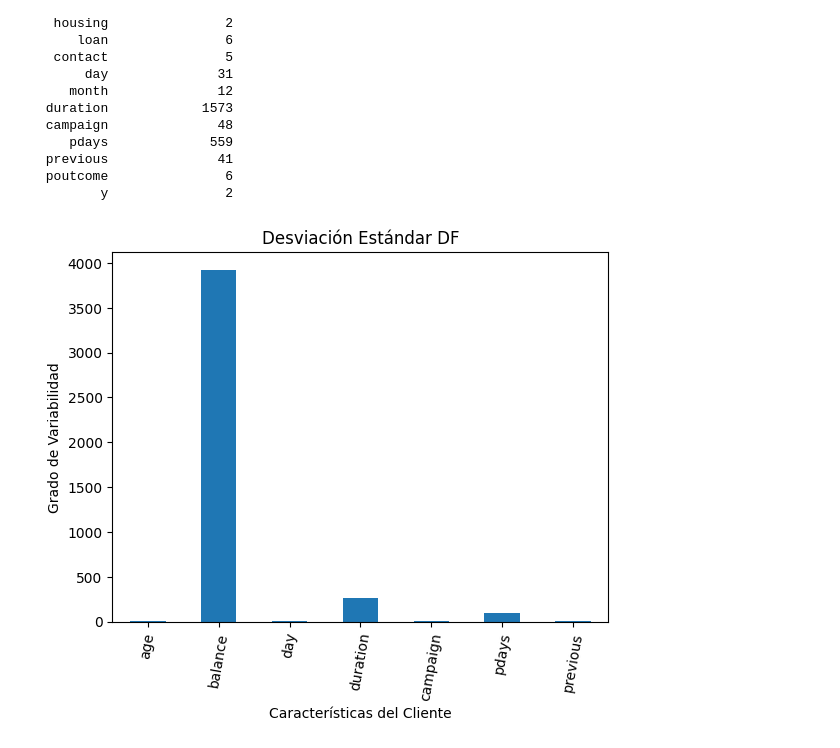
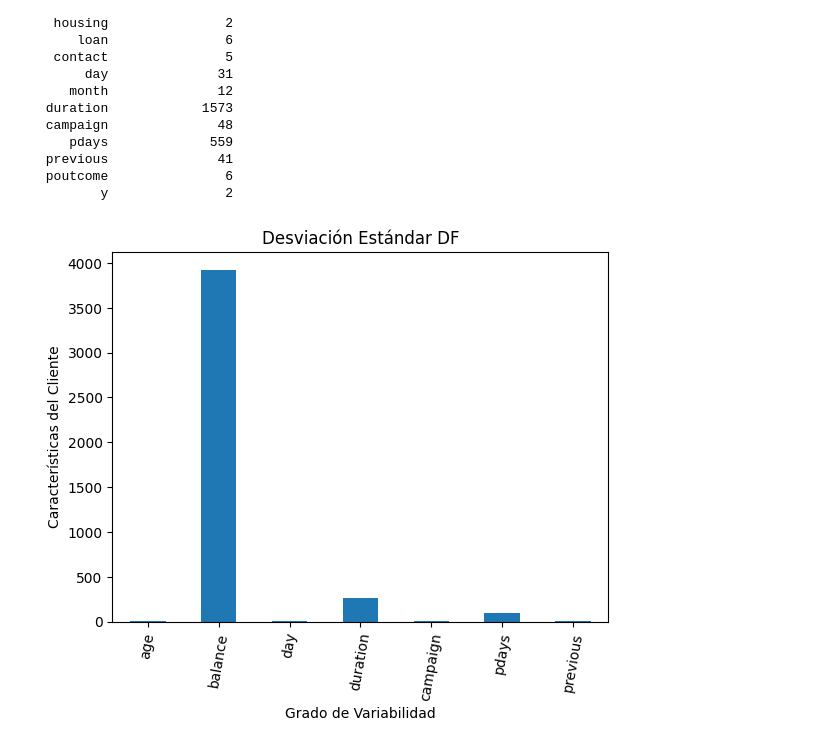
Before and after one commit to ccalderon1998/Camilo_Calderon_talento_tech, a Jupyter notebook: dataset_banco.ipynb, the cells around one changed output. Cells and saved outputs as stored; diff of their text form; code cells hidden in the pictures.

```diff
--- a/dataset_banco.ipynb
+++ b/dataset_banco.ipynb
@@ -541,21 +548,21 @@ import matplotlib.pyplot as plt
 # %%
 # Calcular la desviación estándar para las columnas numéricas
 desv_e = df[['age',  'balance', 'day', 'duration', 'campaign', 'pdays',
        'previous']]
 desv_e
 
 #Dispersión frente a la media, proporciona una idea de la consistencia, permite comparar la variabilidad de dos conjuntos de datos
 #Identificación de valores atipicos, evaluar riesgo y varaciones en los datos
 #Change 'Saldo' to 'balance' - the actual column name in your dataset
 std_values = desv_e.std()
 
 # Graficar
 std_values.plot(kind='bar', color='purple')
 std_values.plot(kind='bar')
 plt.title('Desviación Estándar DF') #Desviación Estándar
-plt.xlabel("Características del Cliente") #Variables
-plt.ylabel("Grado de Variabilidad") # Grado de Variabilidad
+plt.ylabel("Características del Cliente") #Variables
+plt.xlabel("Grado de Variabilidad") # Grado de Variabilidad
 plt.xticks(rotation=80)
 plt.show()
 # %% [output]
-[figure, old version]
+[figure, new version]
```
Also changed, not shown: parts of 2 cells of this notebook.
